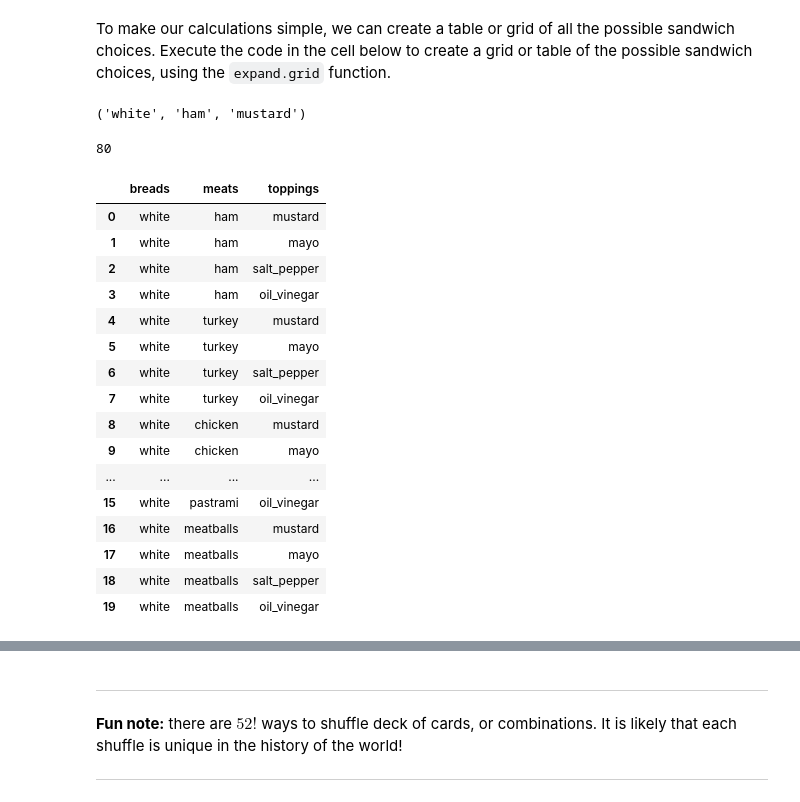
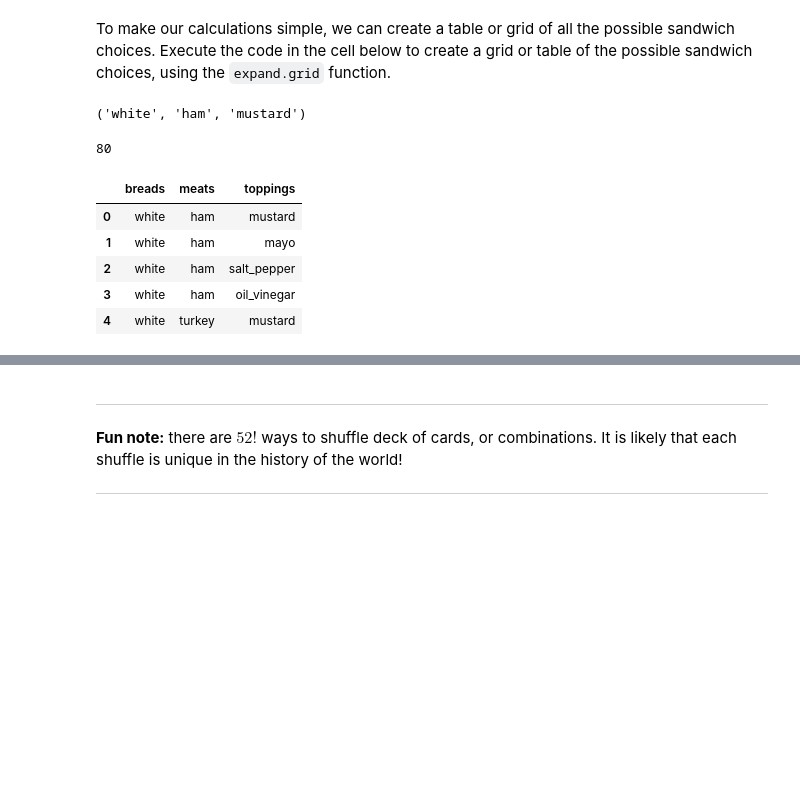
Before and after one commit to tylercrosse/DATASCI410, a Jupyter notebook: workshops/L03-1-CountsAndCombinatorics-AnswerKey.ipynb, the cells around one changed output, grey strips where cells are left out. Saved outputs shown, nothing was run; the diff lists cells and outputs as text; code cells hidden in the pictures; blank space fills up the shorter version.

````diff
--- a/workshops/L03-1-CountsAndCombinatorics.ipynb
+++ b/workshops/L03-1-CountsAndCombinatorics-AnswerKey.ipynb
@@ -54,35 +56,26 @@ meats = ['ham', 'turkey', 'chicken', 'pastrami', 'meatballs']
 toppings = ['mustard', 'mayo', 'salt_pepper', 'oil_vinegar']
 # %% [markdown]
 To make our calculations simple, we can create a table or grid of all the possible sandwich choices. Execute the code in the cell below to create a grid or table of the possible sandwich choices, using the ```expand.grid``` function.
-# %%
-next(itertools.product(breads, meats, toppings))
-# %% [output]
-('white', 'ham', 'mustard')
+# %%
+# itertools.product - computes the cartesian product of input iterables
+# next(iterator, default)
+next(itertools.product(breads, meats, toppings))
+# %% [output]
+('white', 'ham', 'mustard')
 # %%
 sandwiches = pandas.DataFrame(
     list(itertools.product(breads, meats, toppings)),
     columns=['breads', 'meats', 'toppings'])
 print(len(sandwiches))
-sandwiches.head(20)
+sandwiches.head(5)
 # %% [output]
 80
 |  | breads | meats | toppings |
 | 0 | white | ham | mustard |
 | 1 | white | ham | mayo |
 | 2 | white | ham | salt_pepper |
 | 3 | white | ham | oil_vinegar |
 | 4 | white | turkey | mustard |
-| 5 | white | turkey | mayo |
-| 6 | white | turkey | salt_pepper |
-| 7 | white | turkey | oil_vinegar |
-| 8 | white | chicken | mustard |
-| 9 | white | chicken | mayo |
-| ... | ... | ... | ... |
-| 15 | white | pastrami | oil_vinegar |
-| 16 | white | meatballs | mustard |
-| 17 | white | meatballs | mayo |
-| 18 | white | meatballs | salt_pepper |
-| 19 | white | meatballs | oil_vinegar |
 # %% [markdown]
 As expected, there are 80 possible sandwich types enumerated in the table.
 
````
Also changed, not shown: parts of 9 cells of this notebook, 4 other files.
